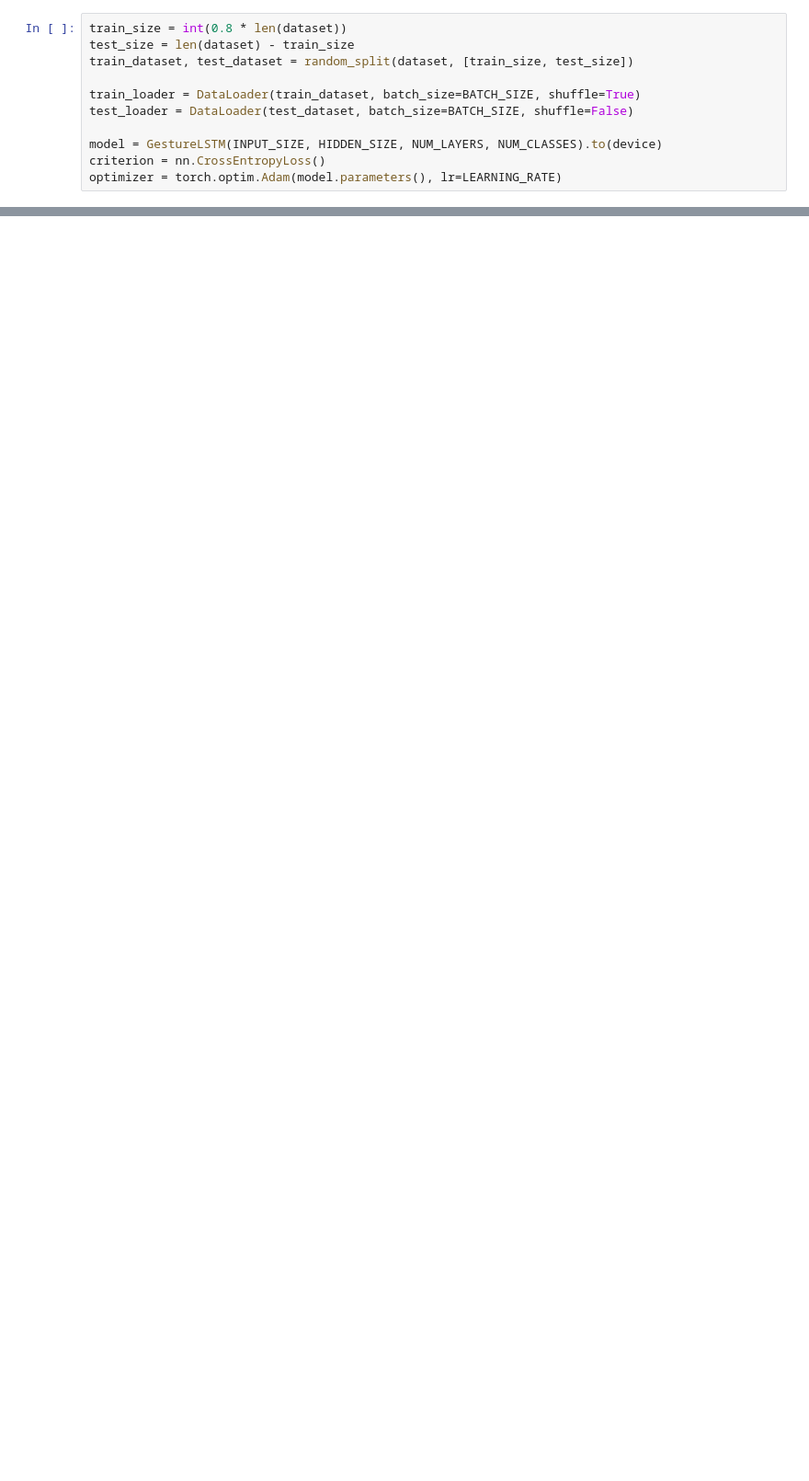
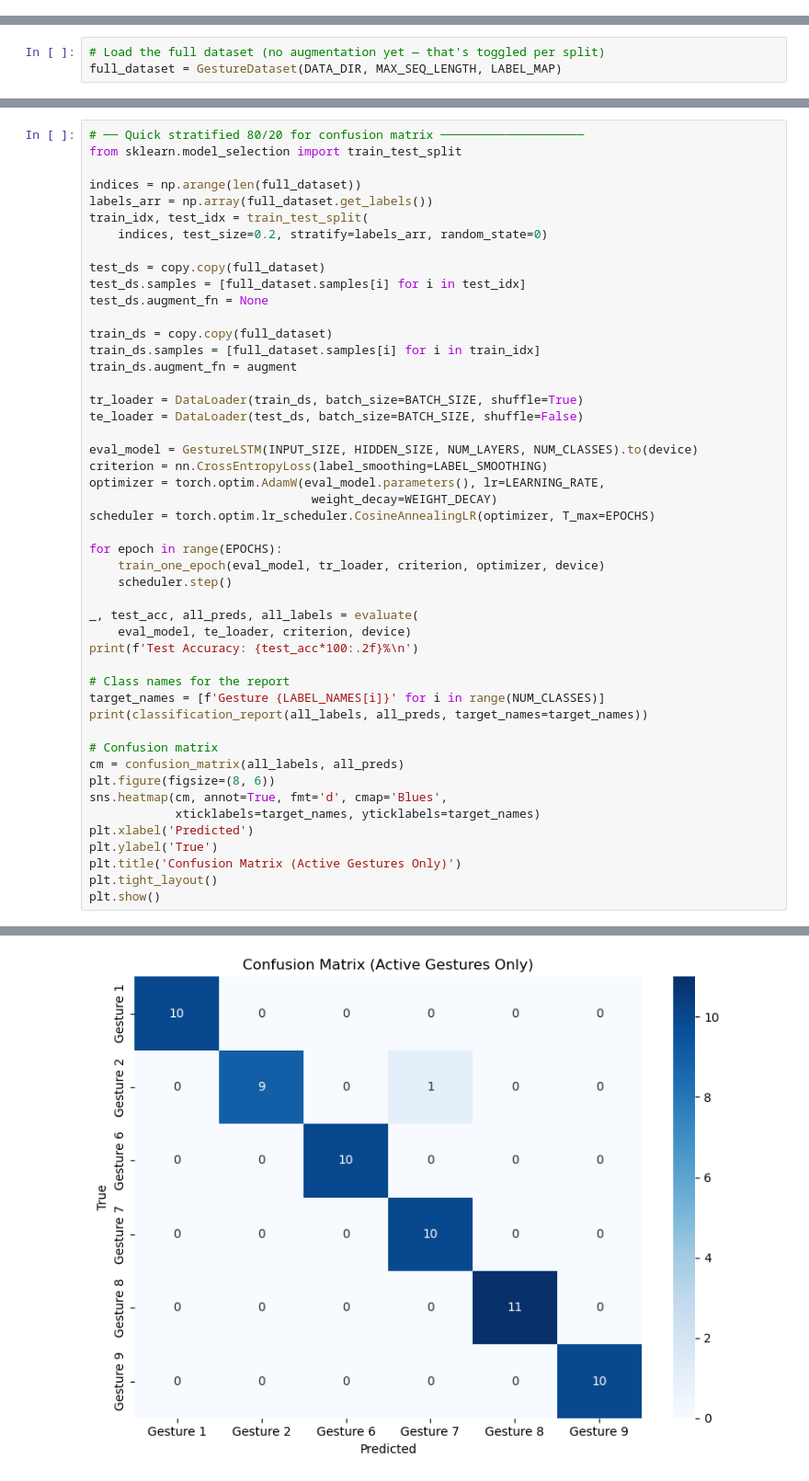
Before and after one commit to ItyTell/diplom_playground, a Jupyter notebook: train.ipynb, the cells around one changed output, grey strips where cells are left out. Shown at 92% size. Saved outputs shown, nothing was run; the diff lists cells and outputs as text; blank space fills up the shorter version.

```diff
--- a/train.ipynb
+++ b/train.ipynb
@@ -100,11 +182,0 @@ dataset = GestureDataset(DATA_DIR, MAX_SEQ_LENGTH)
-# %%
-train_size = int(0.8 * len(dataset))
-test_size = len(dataset) - train_size
-train_dataset, test_dataset = random_split(dataset, [train_size, test_size])
-
-train_loader = DataLoader(train_dataset, batch_size=BATCH_SIZE, shuffle=True)
-test_loader = DataLoader(test_dataset, batch_size=BATCH_SIZE, shuffle=False)
-
-model = GestureLSTM(INPUT_SIZE, HIDDEN_SIZE, NUM_LAYERS, NUM_CLASSES).to(device)
-criterion = nn.CrossEntropyLoss()
-optimizer = torch.optim.Adam(model.parameters(), lr=LEARNING_RATE)
@@ -198,0 +183,3 @@ weighted avg       0.94      0.94      0.94        83
+# %%
+# Load the full dataset (no augmentation yet — that's toggled per split)
+full_dataset = GestureDataset(DATA_DIR, MAX_SEQ_LENGTH, LABEL_MAP)
@@ -198,0 +444,49 @@ weighted avg       0.94      0.94      0.94        83
+# %%
+# ── Quick stratified 80/20 for confusion matrix ────────────────────
+from sklearn.model_selection import train_test_split
+
+indices = np.arange(len(full_dataset))
+labels_arr = np.array(full_dataset.get_labels())
+train_idx, test_idx = train_test_split(
+    indices, test_size=0.2, stratify=labels_arr, random_state=0)
+
+test_ds = copy.copy(full_dataset)
+test_ds.samples = [full_dataset.samples[i] for i in test_idx]
+test_ds.augment_fn = None
+
+train_ds = copy.copy(full_dataset)
+train_ds.samples = [full_dataset.samples[i] for i in train_idx]
+train_ds.augment_fn = augment
+
+tr_loader = DataLoader(train_ds, batch_size=BATCH_SIZE, shuffle=True)
+te_loader = DataLoader(test_ds, batch_size=BATCH_SIZE, shuffle=False)
+
+eval_model = GestureLSTM(INPUT_SIZE, HIDDEN_SIZE, NUM_LAYERS, NUM_CLASSES).to(device)
+criterion = nn.CrossEntropyLoss(label_smoothing=LABEL_SMOOTHING)
+optimizer = torch.optim.AdamW(eval_model.parameters(), lr=LEARNING_RATE,
+                               weight_decay=WEIGHT_DECAY)
+scheduler = torch.optim.lr_scheduler.CosineAnnealingLR(optimizer, T_max=EPOCHS)
+
+for epoch in range(EPOCHS):
+    train_one_epoch(eval_model, tr_loader, criterion, optimizer, device)
+    scheduler.step()
+
+_, test_acc, all_preds, all_labels = evaluate(
+    eval_model, te_loader, criterion, device)
+print(f'Test Accuracy: {test_acc*100:.2f}%\n')
+
+# Class names for the report
+target_names = [f'Gesture {LABEL_NAMES[i]}' for i in range(NUM_CLASSES)]
+print(classification_report(all_labels, all_preds, target_names=target_names))
+
+# Confusion matrix
+cm = confusion_matrix(all_labels, all_preds)
+plt.figure(figsize=(8, 6))
+sns.heatmap(cm, annot=True, fmt='d', cmap='Blues',
+            xticklabels=target_names, yticklabels=target_names)
+plt.xlabel('Predicted')
+plt.ylabel('True')
+plt.title('Confusion Matrix (Active Gestures Only)')
+plt.tight_layout()
+plt.show()
+# %% [output]
@@ -198,0 +507 @@ weighted avg       0.94      0.94      0.94        83
+[figure, added]
```
Also changed, not shown: parts of 23 cells of this notebook, 5 other files.
